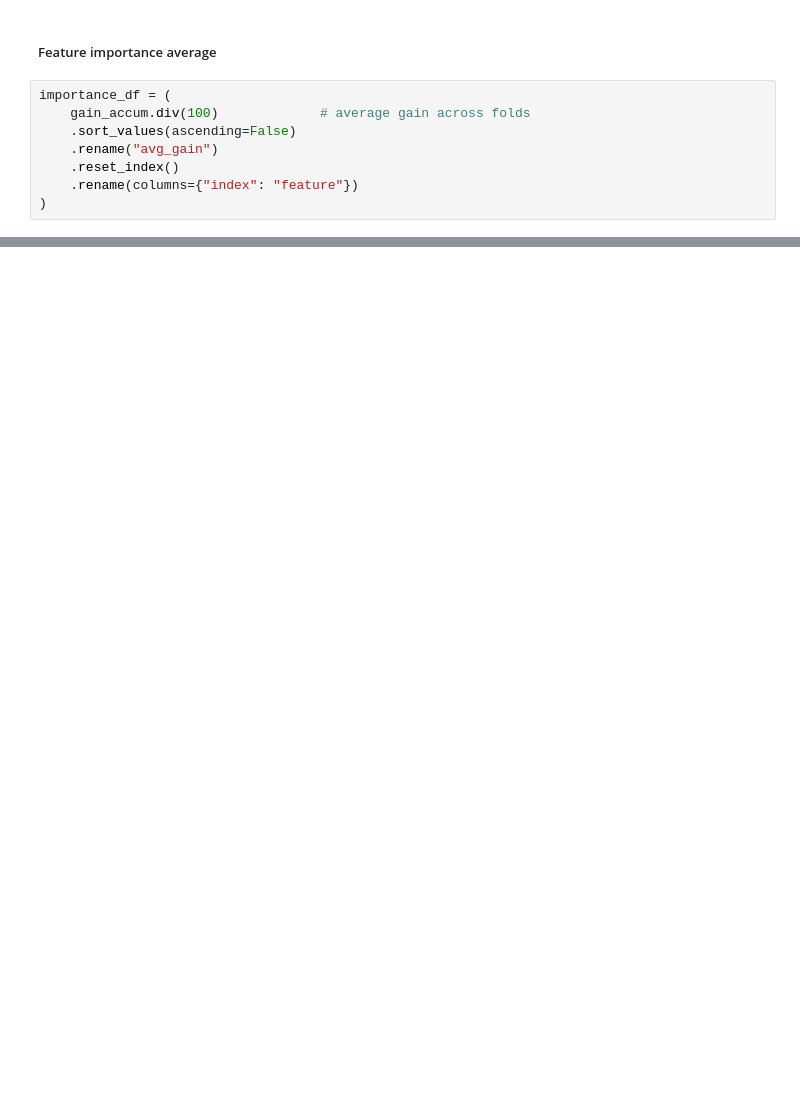
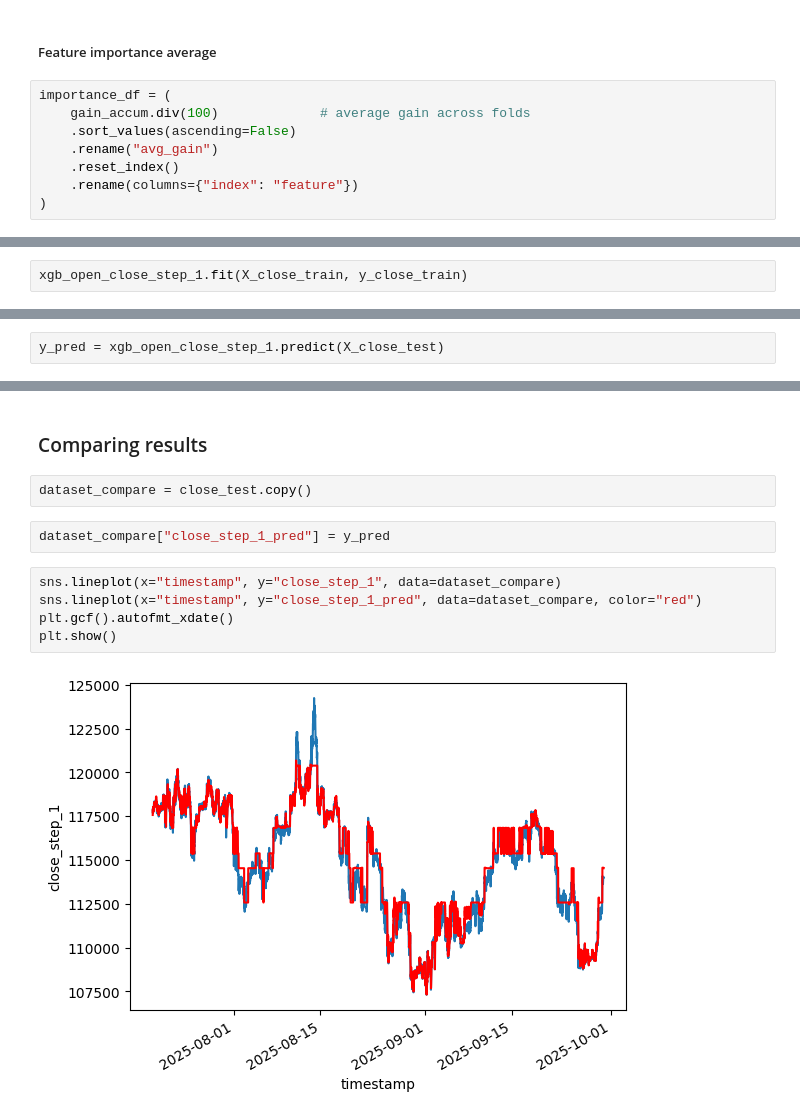
Before and after one commit to slamina-pf/data_analysis_trading_bot, a Jupyter notebook: workbooks/02_model_training.ipynb, the cells around one changed output, grey strips where cells are left out. Cells and saved outputs as stored; diff of their text form; blank space fills up the shorter version.

```diff
--- a/workbooks/02_model_training.ipynb
+++ b/workbooks/02_model_training.ipynb
@@ -721,0 +842,2 @@ importance_df.head(5)
+# %%
+xgb_open_close_step_1.fit(X_close_train, y_close_train)
@@ -721,0 +856,2 @@ importance_df.head(5)
+# %%
+y_pred = xgb_open_close_step_1.predict(X_close_test)
@@ -721,0 +877,13 @@ importance_df.head(5)
+# %% [markdown]
+### Comparing results
+# %%
+dataset_compare = close_test.copy()
+# %%
+dataset_compare["close_step_1_pred"] = y_pred
+# %%
+sns.lineplot(x="timestamp", y="close_step_1", data=dataset_compare)
+sns.lineplot(x="timestamp", y="close_step_1_pred", data=dataset_compare, color="red")
+plt.gcf().autofmt_xdate()
+plt.show()
+# %% [output]
+[figure, added]
```
Also changed, not shown: parts of 31 cells of this notebook, 3 other files.
